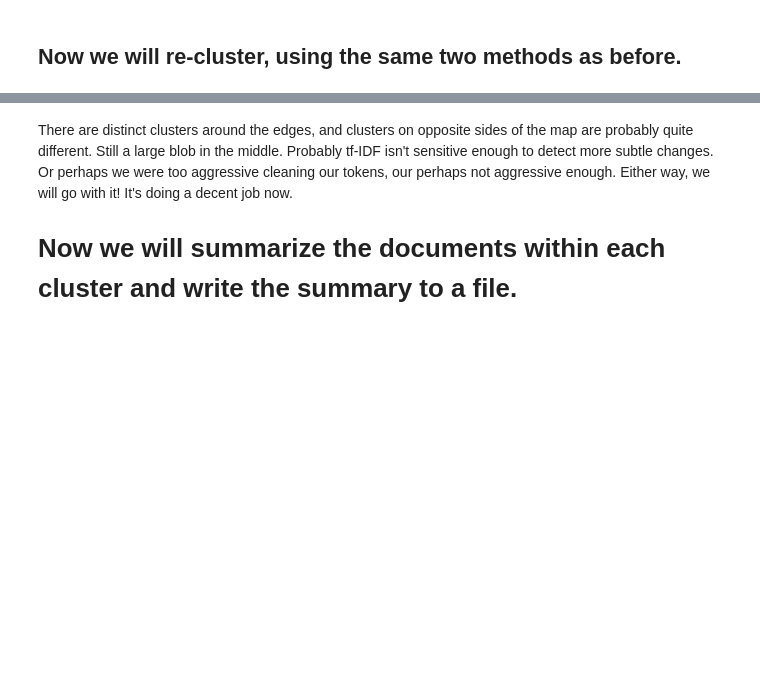
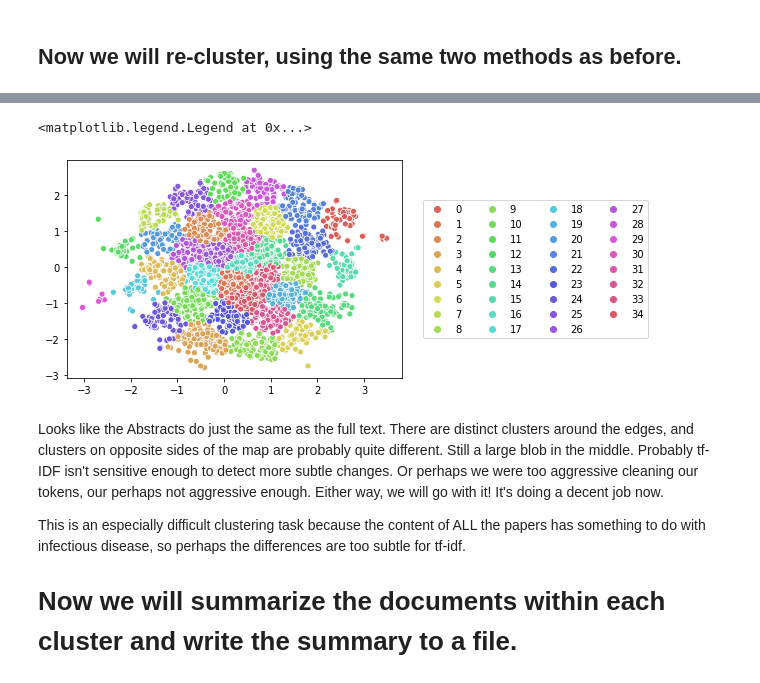
Before and after one commit to cejdan/covid-19-paper-clustering, a Jupyter notebook: Cord-19 Notebook.ipynb, the cells around one changed output, grey strips where cells are left out. Saved outputs shown, nothing was run; the diff lists cells and outputs as text; code cells hidden in the pictures; blank space fills up the shorter version.

```diff
--- a/Cord-19 Notebook.ipynb
+++ b/Cord-19 Notebook.ipynb
@@ -708,6 +851,19 @@ plot.legend(loc='center left', bbox_to_anchor=(1.05, 0.5), ncol=4)
+# %%
+km_tsne = KMeans(n_clusters=35, max_iter=10000, n_init=50, random_state=42)
+km_tsne.fit(tsne_model)
+km_tsne.labels_
+
+plot = sns.scatterplot(x=tsne_model[:,0], y=tsne_model[:,1], hue=km_tsne.labels_,
+                palette = sns.color_palette("hls", 35))
+plot.legend(loc='center left', bbox_to_anchor=(1.05, 0.5), ncol=4)
+# %% [output]
+<matplotlib.legend.Legend at 0x...>
+[figure, added]
 # %% [markdown]
 
-There are distinct clusters around the edges, and clusters on opposite sides of the map are probably quite different. Still a large blob in the middle. Probably tf-IDF isn't sensitive enough to detect more subtle changes. Or perhaps we were too aggressive cleaning our tokens, our perhaps not aggressive enough. Either way, we will go with it! It's doing a decent job now.
+Looks like the Abstracts do just the same as the full text. There are distinct clusters around the edges, and clusters on opposite sides of the map are probably quite different. Still a large blob in the middle. Probably tf-IDF isn't sensitive enough to detect more subtle changes. Or perhaps we were too aggressive cleaning our tokens, our perhaps not aggressive enough. Either way, we will go with it! It's doing a decent job now.
+
+This is an especially difficult clustering task because the content of ALL the papers has something to do with infectious disease, so perhaps the differences are too subtle for tf-idf.
 
 
 # Now we will summarize the documents within each cluster and write the summary to a file.
```
Also changed, not shown: parts of 69 cells of this notebook, 1 other file.
